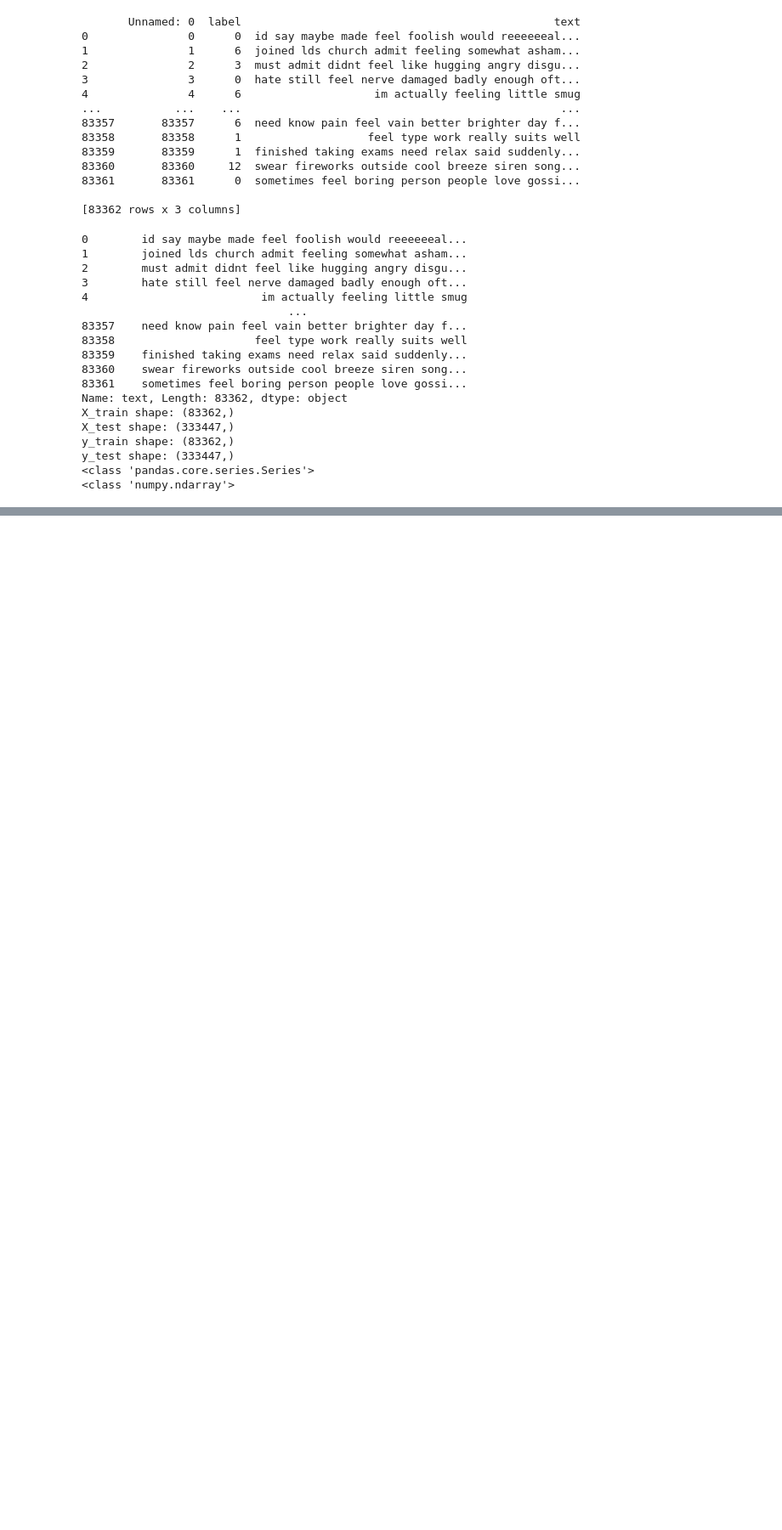
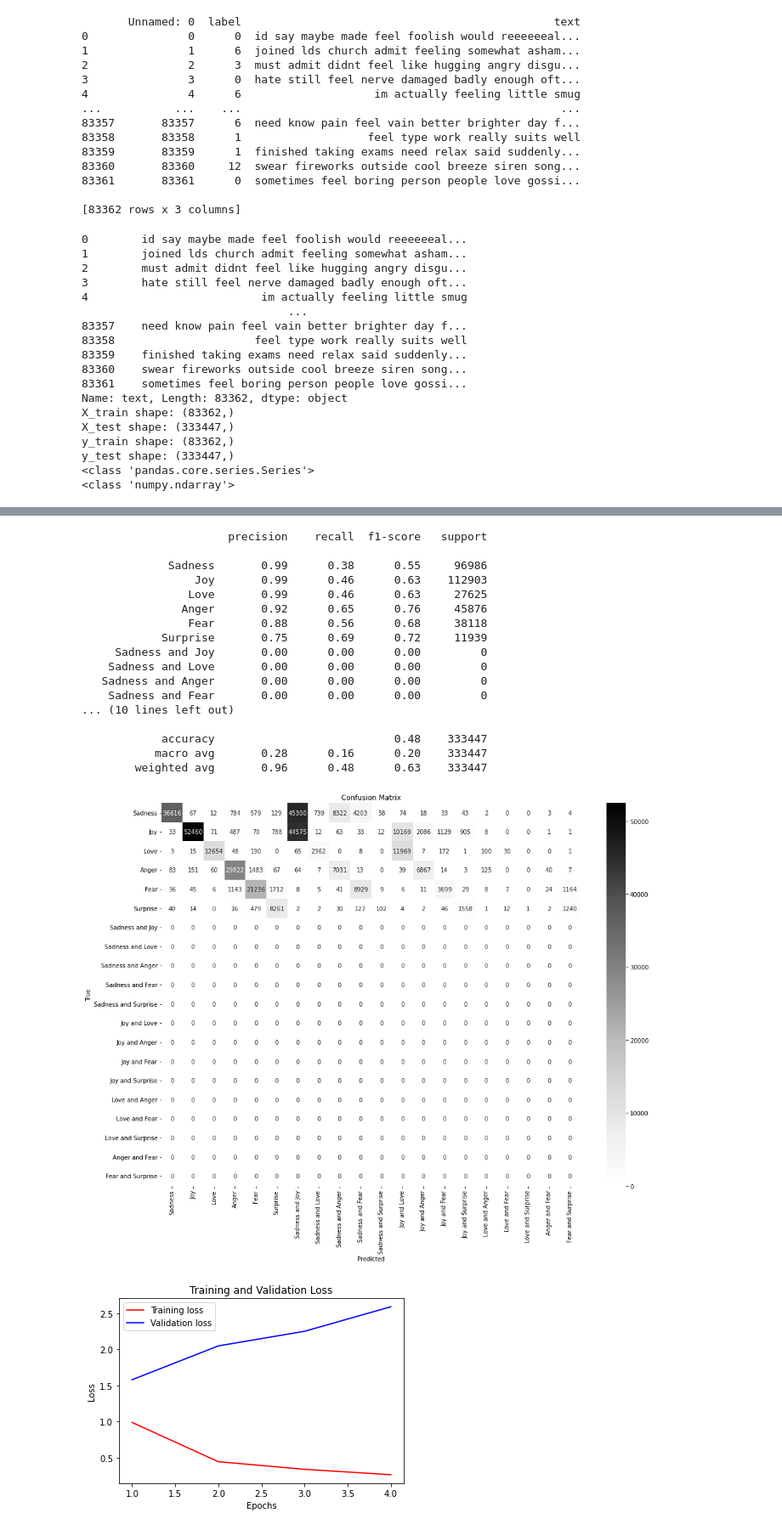
Before and after one commit to PyFinR/Generating-New-Labels-using-CNN-with-Kaggle-Emotion-Dataset, a Jupyter notebook: EmotionsNLPFinal.ipynb, the cells around one changed output, grey strips where cells are left out. Shown at 85% size. Cells and saved outputs as stored; diff of their text form; code cells hidden in the pictures; blank space fills up the shorter version.

```diff
--- a/EmotionsNLPFinal.ipynb
+++ b/EmotionsNLPFinal.ipynb
@@ -902,0 +872,80 @@ Test Accuracy: 0.4289677143096924
+# %%
+target_names = ['Sadness', 'Joy', 'Love', 'Anger', 'Fear', 'Surprise', 'Sadness and Joy','Sadness and Love','Sadness and Anger','Sadness and Fear','Sadness and Surprise','Joy and Love','Joy and Anger','Joy and Fear','Joy and Surprise','Love and Anger','Love and Fear','Love and Surprise','Anger and Fear','Fear and Surprise']
+report = classification_report(y_te, y_pred, target_names=target_names)
+print(report)
+#Confusion matrix plotting.
+conf_mat = confusion_matrix(y_te, y_pred)
+emotion_labels = ['Sadness', 'Joy', 'Love', 'Anger', 'Fear', 'Surprise', 'Sadness and Joy','Sadness and Love','Sadness and Anger','Sadness and Fear','Sadness and Surprise','Joy and Love','Joy and Anger','Joy and Fear','Joy and Surprise','Love and Anger','Love and Fear','Love and Surprise','Anger and Fear','Fear and Surprise']
+plt.figure(figsize=(16, 12))
+sns.heatmap(conf_mat, annot=True, fmt='d', cmap='Greys',
+            xticklabels=emotion_labels,
+            yticklabels=emotion_labels)
+plt.title('Confusion Matrix')
+plt.xlabel('Predicted')
+plt.ylabel('True')
+plt.show()
+#Loss plotting.
+train_loss = history_cnn.history['loss']
+val_loss = history_cnn.history['val_loss']
+train_acc = history_cnn.history['accuracy']
+val_acc = history_cnn.history['val_accuracy']
+epochs = range(1, len(train_acc) + 1)
+#Training vs Validation Loss.
+plt.plot(epochs, train_loss, 'r', label='Training loss')
+plt.plot(epochs, val_loss, 'b', label='Validation loss')
+plt.title('Training and Validation Loss')
+plt.xlabel('Epochs')
+plt.ylabel('Loss')
+plt.legend()
+plt.show()
+#Training vs Validation Accuracy.
+plt.figure()
+plt.plot(epochs, train_acc, 'r', label='Training acc')
+plt.plot(epochs, val_acc, 'b', label='Validation acc')
+plt.title('Training and Validation Accuracy')
+plt.xlabel('Epochs')
+plt.ylabel('Accuracy')
+plt.legend()
+plt.show()
+#All predicted values.
+y_score = cnn_model.predict(X_te)
+#ROC Curve plotting
+y_test_bin = label_binarize(y_te, classes=[0,1,2,3,4,5,6,7,8,9,10,11,12,13,14,15,16,17,18,19,20])
+fpr = dict()
+tpr = dict()
+roc_auc = dict()
+n_classes = 19
+class_names = ['Sadness', 'Joy', 'Love', 'Anger', 'Fear', 'Surprise', 'Sadness and Joy','Sadness and Love','Sadness and Anger','Sadness and Fear','Sadness and Surprise','Joy and Love','Joy and Anger','Joy and Fear','Joy and Surprise','Love and Anger','Love and Fear','Anger and Fear','Fear and Surprise']
+plt.figure(figsize=(16, 12))
+for i in range(n_classes):
+    fpr[i], tpr[i], _ = roc_curve(y_test_bin[:, i], y_score[:, i])
+    roc_auc[i] = auc(fpr[i], tpr[i])
+#Plot ROC curve for each class with distinct colours
+    plt.plot(fpr[i], tpr[i], lw=2,
+             label='ROC curve of {0} (AUC = {1:0.2f})'.format(class_names[i], roc_auc[i]))
+plt.plot([0, 1], [0, 1], 'k--', lw=2)
+plt.xlabel('False Positive Rate')
+plt.ylabel('True Positive Rate')
+plt.title('Receiver Operating Characteristic (ROC) Curve')
+plt.legend(loc="lower right")
+plt.show()
+# %% [output]
+                      precision    recall  f1-score   support
+
+             Sadness       0.99      0.38      0.55     96986
+                 Joy       0.99      0.46      0.63    112903
+                Love       0.99      0.46      0.63     27625
+               Anger       0.92      0.65      0.76     45876
+                Fear       0.88      0.56      0.68     38118
+            Surprise       0.75      0.69      0.72     11939
+     Sadness and Joy       0.00      0.00      0.00         0
+    Sadness and Love       0.00      0.00      0.00         0
+   Sadness and Anger       0.00      0.00      0.00         0
+    Sadness and Fear       0.00      0.00      0.00         0
+... (10 lines left out)
+
+            accuracy                           0.48    333447
+           macro avg       0.28      0.16      0.20    333447
+        weighted avg       0.96      0.48      0.63    333447
+[figure, added]
+[figure, added]
```
Also changed, not shown: parts of 15 cells of this notebook.
